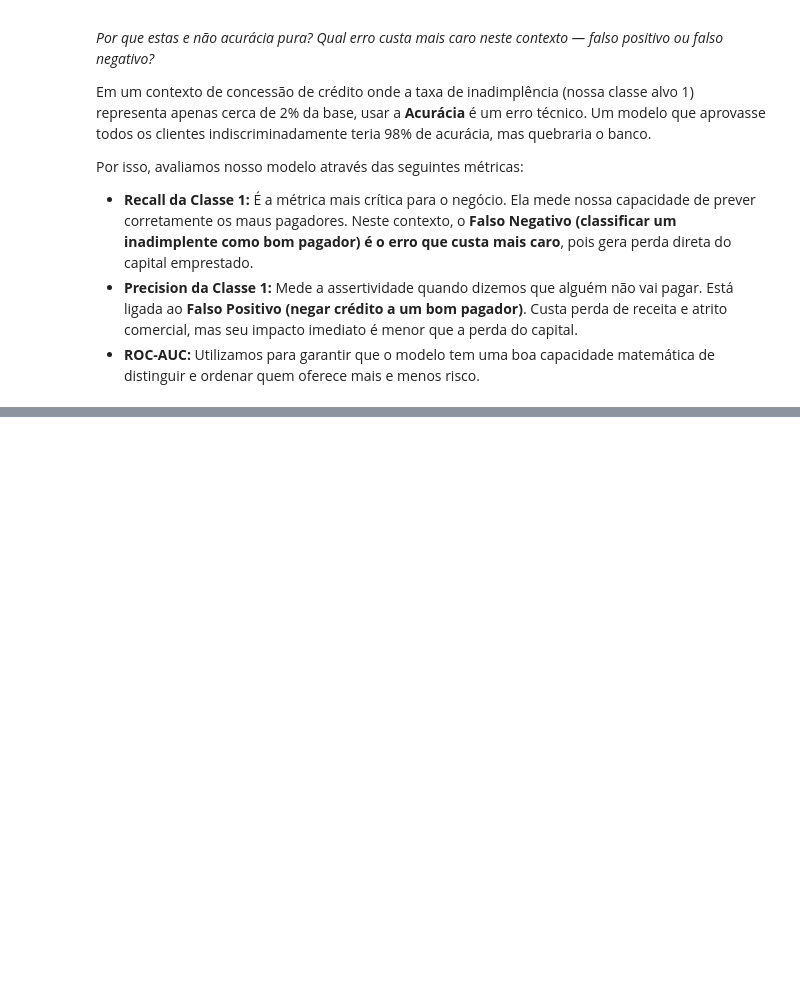
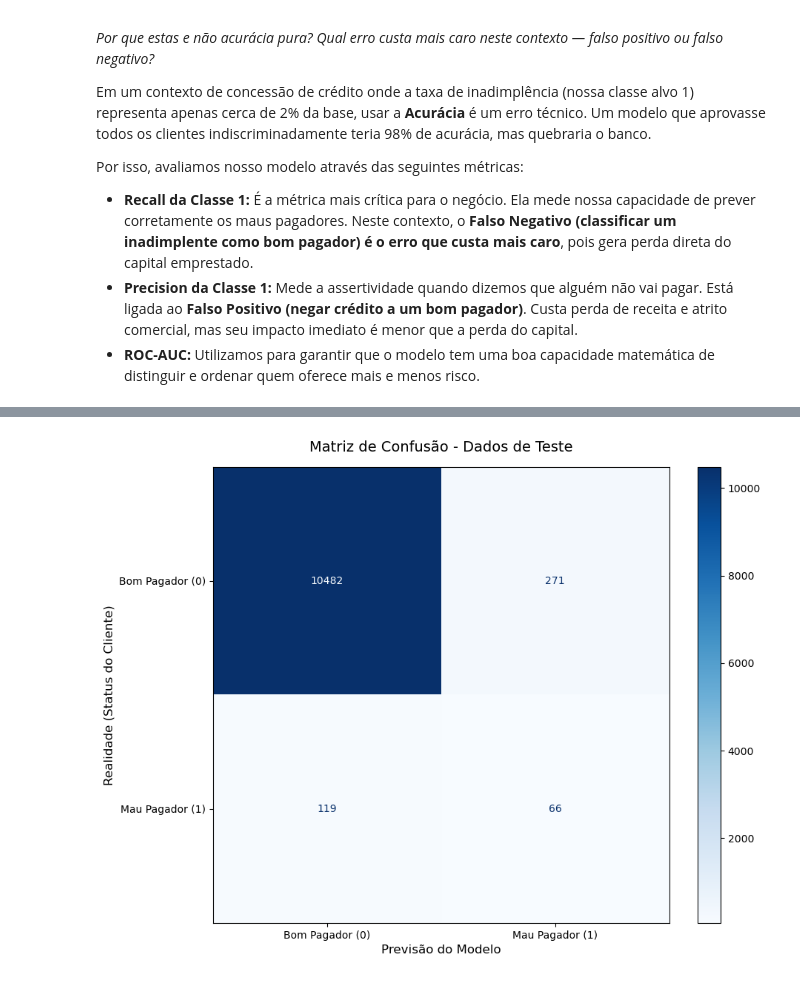
Before and after one commit to fagnermacedo/tech-challenge-fase2, a Jupyter notebook: notebooks/04_avaliacao.ipynb, the cells around one changed output, grey strips where cells are left out. Cells and saved outputs as stored; diff of their text form; code cells hidden in the pictures; blank space fills up the shorter version.

Commit message:
Finalização do notebook 04
Análise das métricas e inclusão da matriz de confusão

```diff
--- a/notebooks/04_avaliacao.ipynb
+++ b/notebooks/04_avaliacao.ipynb
@@ -101,0 +85,27 @@ _Onde o modelo falha e o que você faria com mais tempo ou mais dados._
+# %%
+import matplotlib.pyplot as plt
+from sklearn.metrics import ConfusionMatrixDisplay
+
+# Criando a figura para melhor visualização
+fig, ax = plt.subplots(figsize=(10, 8))
+
+# Gerando e plotando a Matriz de Confusão
+disp = ConfusionMatrixDisplay.from_estimator(
+    rf_model,
+    X_test,
+    y_test,
+    display_labels=['Bom Pagador (0)', 'Mau Pagador (1)'],
+    cmap=plt.cm.Blues,
+    ax=ax,
+    values_format='d'
+)
+
+# Alterando os rótulos dos eixos para português
+ax.set_ylabel('Realidade (Status do Cliente)', fontsize=12)
+ax.set_xlabel('Previsão do Modelo', fontsize=12)
+
+plt.title('Matriz de Confusão - Dados de Teste', pad=15, fontsize=14)
+plt.grid(False) # Remove as linhas de grade
+plt.show()
+# %% [output]
+[figure, added]
```
Also changed, not shown: parts of 14 cells of this notebook.
